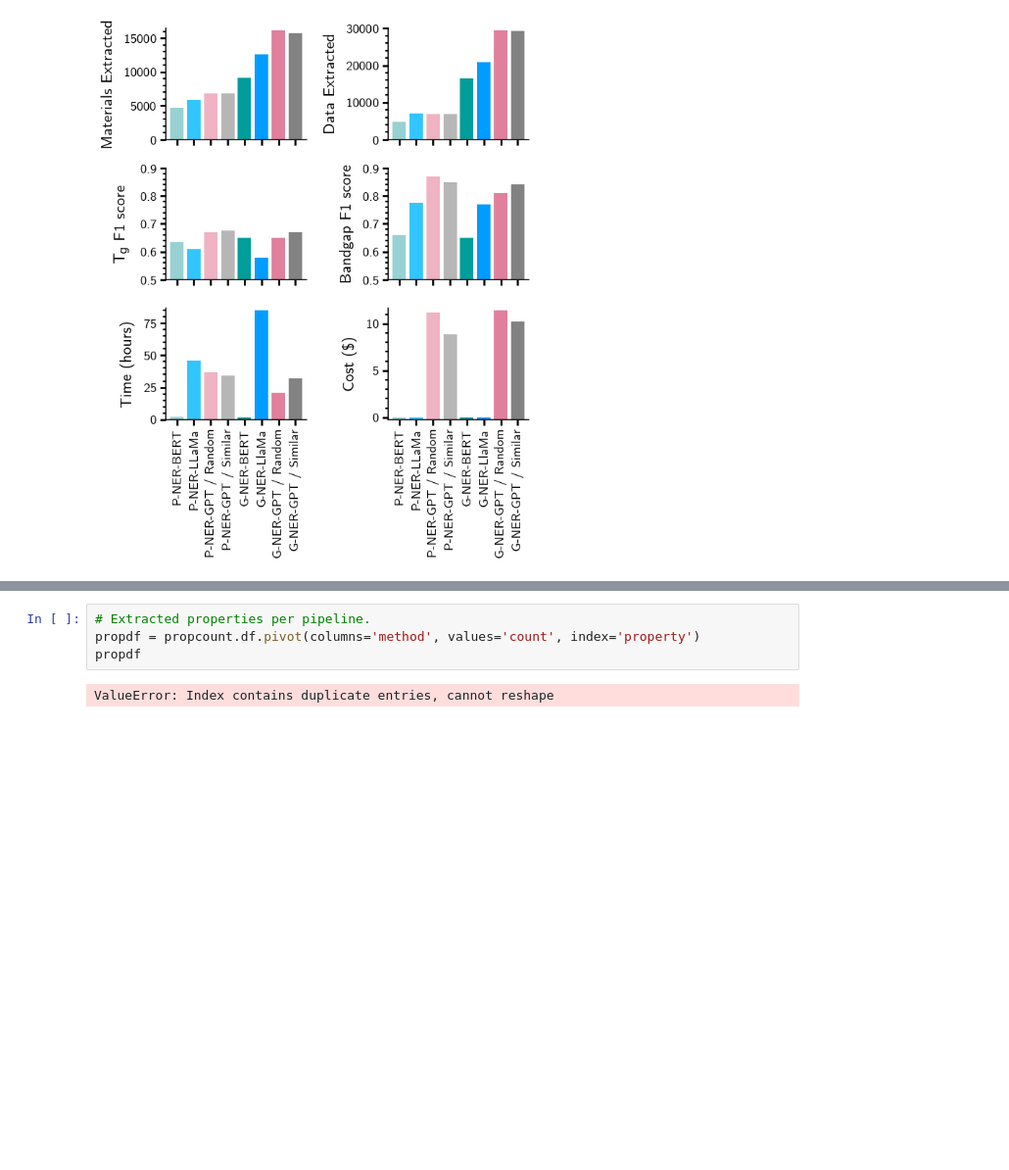
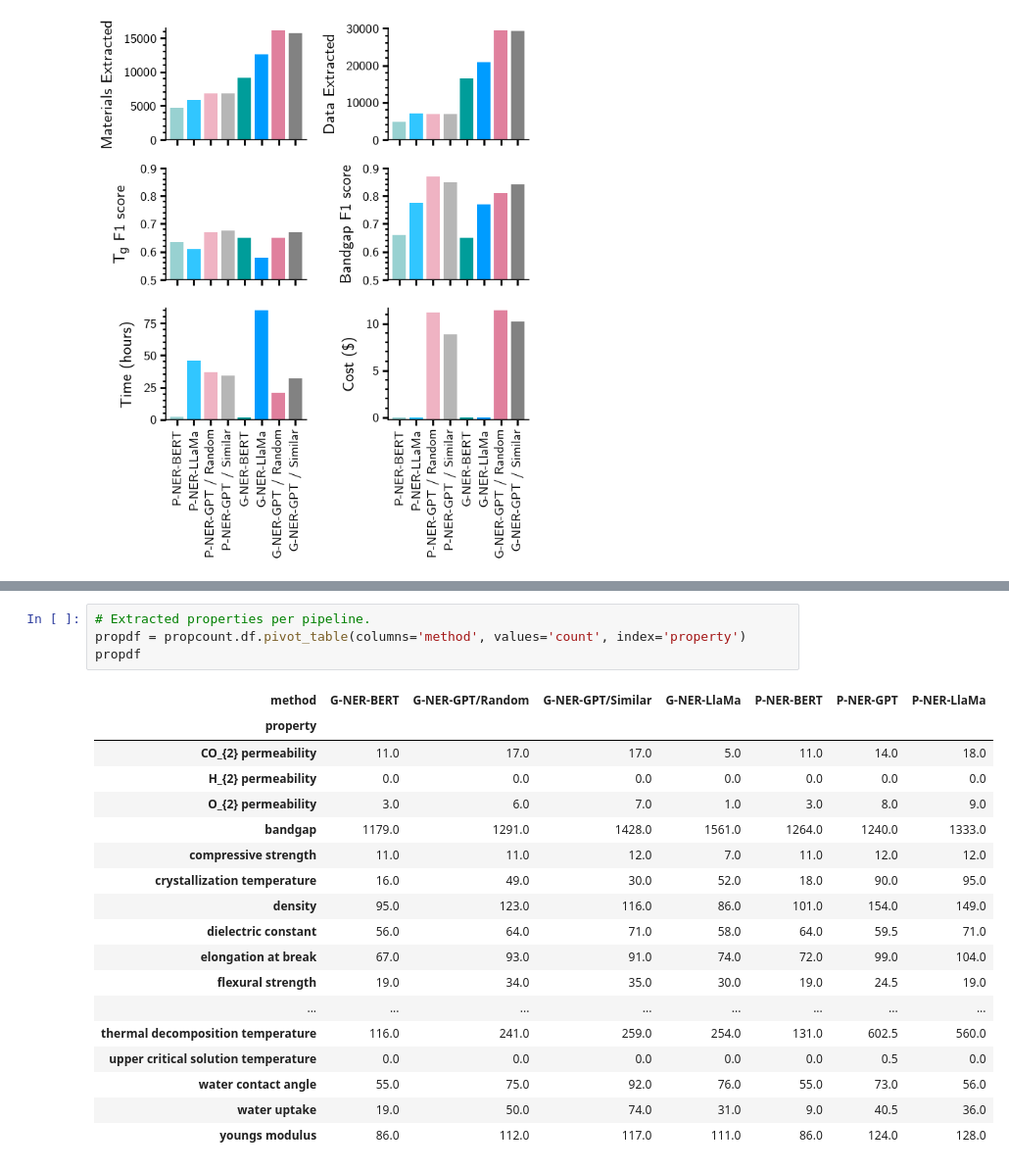
Before and after one commit to Ramprasad-Group/PromptDataExtraction, a Jupyter notebook: notebooks/Analyze-Select-1k.ipynb, the cells around one changed output, grey strips where cells are left out. Shown: that part at 98% size. Cells and saved outputs as stored; diff of their text form; blank space fills up the shorter version.

```diff
--- a/notebooks/Analyze-Select-1k.ipynb
+++ b/notebooks/Analyze-Select-1k.ipynb
@@ -1439,9 +1480,26 @@ KeyError: 'property'
 # %%
 # Extracted properties per pipeline.
-propdf = propcount.df.pivot(columns='method', values='count', index='property')
+propdf = propcount.df.pivot_table(columns='method', values='count', index='property')
 propdf
 # %% [output]
-ValueError: Index contains duplicate entries, cannot reshape
+| method | G-NER-BERT | G-NER-GPT/Random | G-NER-GPT/Similar | G-NER-LlaMa | P-NER-BERT | P-NER-GPT | P-NER-LlaMa |
+| property |  |  |  |  |  |  |  |
+| CO_{2} permeability | 11.0 | 17.0 | 17.0 | 5.0 | 11.0 | 14.0 | 18.0 |
+| H_{2} permeability | 0.0 | 0.0 | 0.0 | 0.0 | 0.0 | 0.0 | 0.0 |
+| O_{2} permeability | 3.0 | 6.0 | 7.0 | 1.0 | 3.0 | 8.0 | 9.0 |
+| bandgap | 1179.0 | 1291.0 | 1428.0 | 1561.0 | 1264.0 | 1240.0 | 1333.0 |
+| compressive strength | 11.0 | 11.0 | 12.0 | 7.0 | 11.0 | 12.0 | 12.0 |
+| crystallization temperature | 16.0 | 49.0 | 30.0 | 52.0 | 18.0 | 90.0 | 95.0 |
+| density | 95.0 | 123.0 | 116.0 | 86.0 | 101.0 | 154.0 | 149.0 |
+| dielectric constant | 56.0 | 64.0 | 71.0 | 58.0 | 64.0 | 59.5 | 71.0 |
+| elongation at break | 67.0 | 93.0 | 91.0 | 74.0 | 72.0 | 99.0 | 104.0 |
+| flexural strength | 19.0 | 34.0 | 35.0 | 30.0 | 19.0 | 24.5 | 19.0 |
+| ... | ... | ... | ... | ... | ... | ... | ... |
+| thermal decomposition temperature | 116.0 | 241.0 | 259.0 | 254.0 | 131.0 | 602.5 | 560.0 |
+| upper critical solution temperature | 0.0 | 0.0 | 0.0 | 0.0 | 0.0 | 0.5 | 0.0 |
+| water contact angle | 55.0 | 75.0 | 92.0 | 76.0 | 55.0 | 73.0 | 56.0 |
+| water uptake | 19.0 | 50.0 | 74.0 | 31.0 | 9.0 | 40.5 | 36.0 |
+| youngs modulus | 86.0 | 112.0 | 117.0 | 111.0 | 86.0 | 124.0 | 128.0 |
 # %%
 
 fig, ax = plt.subplots(figsize=(6, 3.2), dpi=200)
```
Also changed, not shown: parts of 21 cells of this notebook.
